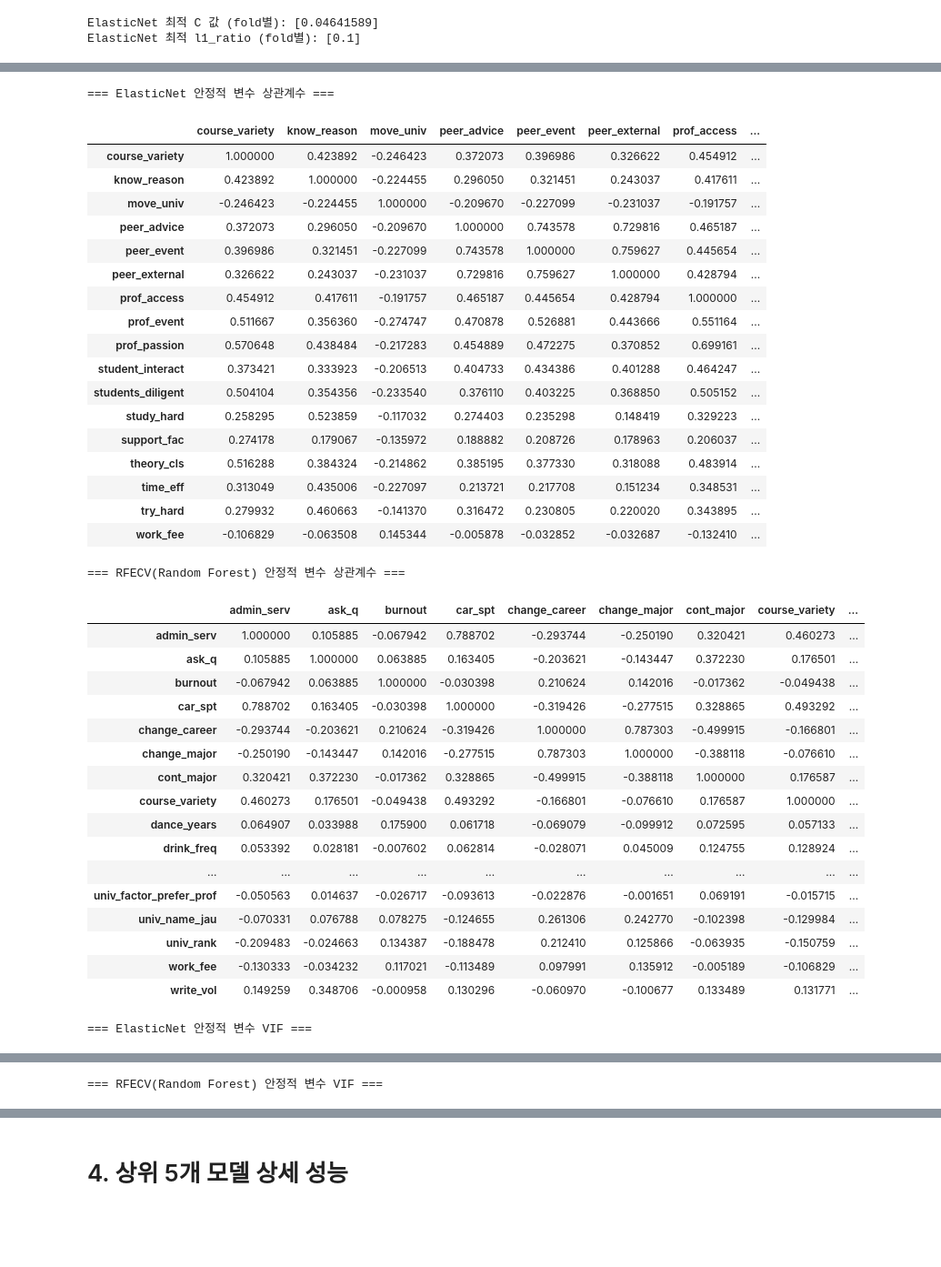
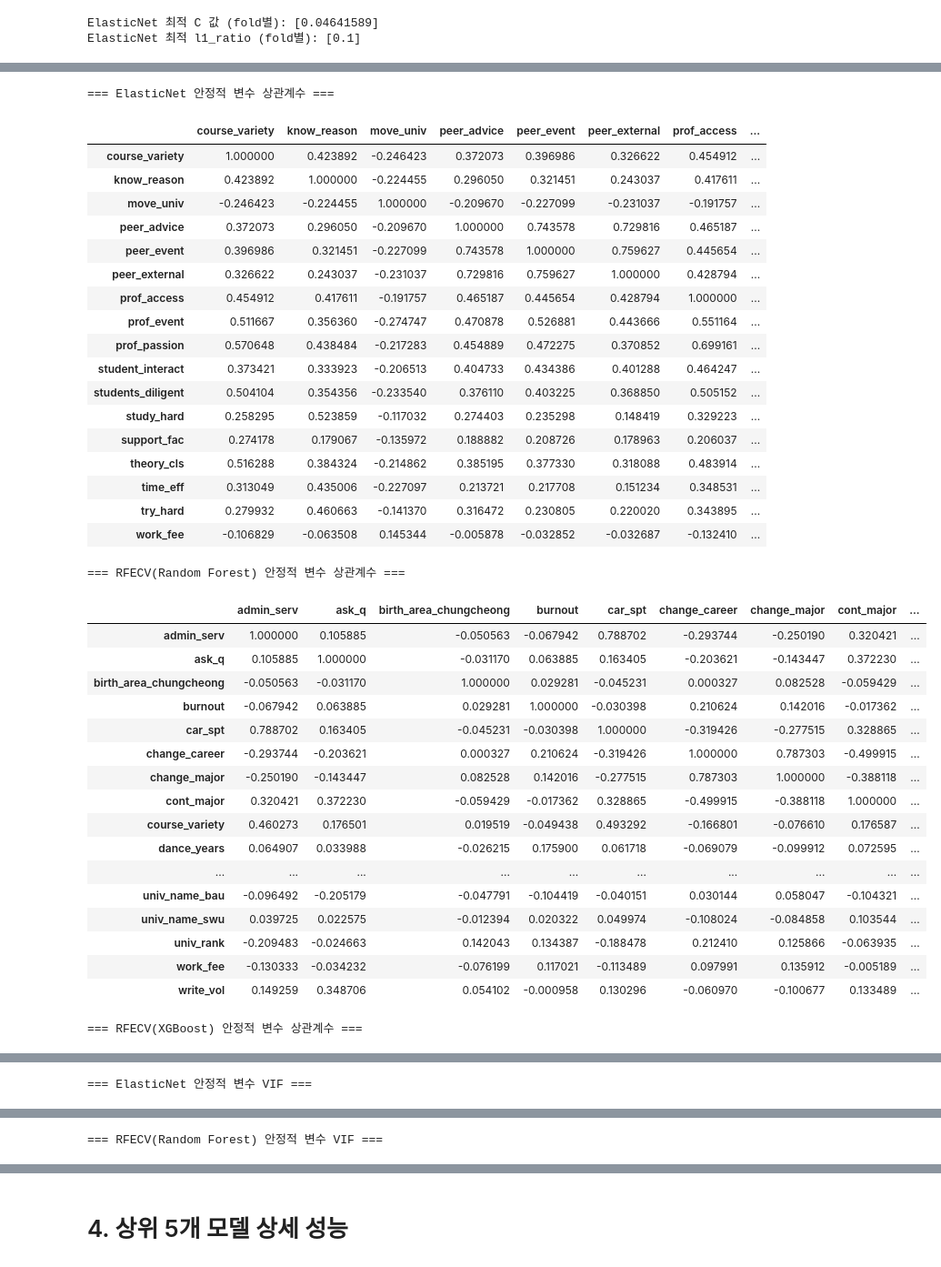
Before and after one commit to hyejinppp/college_life_satisfaction, a Jupyter notebook: sat.ipynb, the cells around one changed output, grey strips where cells are left out. Shown at 91% size. Saved outputs shown, nothing was run; the diff lists cells and outputs as text; code cells hidden in the pictures; blank space fills up the shorter version.

```diff
--- a/sat.ipynb
+++ b/sat.ipynb
@@ -615,26 +995,29 @@ enet_vars = [
 ]
 
 rf_vars = [
-    "admin_serv", "ask_q", "burnout", "car_spt", "change_career", "change_major", "cont_major",
-    "course_variety", "dance_years", "drink_freq", "drop_out", "edu_doubt", "exercise_reg",
-    "exp_group_comp", "exp_solo_comp", "find_data", "fit_major", "get_fdbk", "go_abroad",
-    "go_grad", "grade", "housing_culture", "housing_edu", "housing_green", "housing_hygiene",
-    "housing_infra", "housing_neighbor", "housing_safety", "housing_transit", "intern_abroad",
-    "know_reason", "learn_fun", "lecture_fac", "mental_health", "move_univ", "peer_advice",
-    "peer_career", "peer_class", "peer_event", "peer_external", "physical_health", "prac_cls",
-    "prof_access", "prof_career", "prof_class_talk", "prof_effort", "prof_event", "prof_exp",
-    "prof_grade", "prof_other_talk", "prof_passion", "prof_personal", "real_appl", "scholarship",
-    "self_study", "smoke_exp", "stay_after", "student_interact", "students_diligent", "study_hard",
-    "study_mate", "support_fac", "take_leave", "theory_cls", "time_eff", "transport", "try_fail",
-    "try_hard", "tuition", "univ_course_year", "univ_factor_prefer_prof", "univ_name_jau",
-    "univ_rank", "work_fee", "write_vol"
+    "admin_serv", "ask_q", "birth_area_chungcheong", "burnout", "car_spt", "change_career", "change_major",
+    "cont_major", "course_variety", "dance_years", "drink_freq", "drop_out", "edu_doubt", "exercise_reg",
+    "exp_concours", "exp_group_comp", "exp_solo_comp", "find_data", "fit_major", "get_fdbk", "go_abroad", "go_grad", "grade",
+    "housing_culture", "housing_edu", "housing_green", "housing_hygiene", "housing_infra", "housing_neighbor", "housing_safety",
+    "housing_transit", "housing_type_parents", "intern_abroad", "job_test", "know_reason", "learn_fun", "lecture_fac", "mental_health",
+    "move_univ", "peer_advice", "peer_career", "peer_class", "peer_event", "peer_external", "physical_health", "prac_cls",
+    "prof_access", "prof_career", "prof_class_talk", "prof_effort", "prof_event", "prof_exp", "prof_grade", "prof_other_talk",
+    "prof_passion", "prof_personal", "real_appl", "scholarship", "self_study", "smoke_exp", "stay_after", "student_interact",
+    "students_diligent", "study_hard", "study_mate", "support_fac", "take_leave", "theory_cls", "time_eff", "transport", "try_fail",
+    "try_hard", "tuition", "univ_course_year", "univ_factor_prefer_prof", "univ_factor_social_reputation", "univ_name_bau",
+    "univ_name_swu", "univ_rank", "work_fee", "write_vol"
+
 ]
+
+xgb_vars = ["move_univ", "peer_event", "prof_access", "prof_passion", "student_interact", "students_diligent",
+    "study_hard", "theory_cls", "time_eff", "univ_factor_prefer_prof"]
 
 # -------------------------------
 # 상관계수 계산
 # -------------------------------
 enet_corr = X_train[enet_vars].corr()
 rf_corr = X_train[rf_vars].corr()
+xgb_corr = X_train[xgb_vars].corr()
 
 print("=== ElasticNet 안정적 변수 상관계수 ===")
 display(enet_corr)
@@ -642,6 +1025,8 @@ display(enet_corr)
 print("=== RFECV(Random Forest) 안정적 변수 상관계수 ===")
 display(rf_corr)
 
+print("=== RFECV(XGBoost) 안정적 변수 상관계수 ===")
+display(xgb_corr)
 # -------------------------------
 # VIF 계산 함수
 # -------------------------------
@@ -654,49 +1039,52 @@ def compute_vif(df):
     return vif_data
 
 enet_vif = compute_vif(X_train[enet_vars])
 rf_vif = compute_vif(X_train[rf_vars])
-
+xgb_vif = compute_vif(X_train[xgb_vars])
 print("=== ElasticNet 안정적 변수 VIF ===")
 display(enet_vif.sort_values("VIF", ascending=False))
 
 print("=== RFECV(Random Forest) 안정적 변수 VIF ===")
 display(rf_vif.sort_values("VIF", ascending=False))
+
+print("=== RFECV(XGBoost) 안정적 변수 VIF ===")
+display(xgb_vif.sort_values("VIF", ascending=False))
 # %% [output]
 === ElasticNet 안정적 변수 상관계수 ===
 |  | course_variety | know_reason | move_univ | peer_advice | peer_event | peer_external | prof_access | ... |
 | course_variety | 1.000000 | 0.423892 | -0.246423 | 0.372073 | 0.396986 | 0.326622 | 0.454912 | ... |
 | know_reason | 0.423892 | 1.000000 | -0.224455 | 0.296050 | 0.321451 | 0.243037 | 0.417611 | ... |
 | move_univ | -0.246423 | -0.224455 | 1.000000 | -0.209670 | -0.227099 | -0.231037 | -0.191757 | ... |
 | peer_advice | 0.372073 | 0.296050 | -0.209670 | 1.000000 | 0.743578 | 0.729816 | 0.465187 | ... |
 | peer_event | 0.396986 | 0.321451 | -0.227099 | 0.743578 | 1.000000 | 0.759627 | 0.445654 | ... |
 | peer_external | 0.326622 | 0.243037 | -0.231037 | 0.729816 | 0.759627 | 1.000000 | 0.428794 | ... |
 | prof_access | 0.454912 | 0.417611 | -0.191757 | 0.465187 | 0.445654 | 0.428794 | 1.000000 | ... |
 | prof_event | 0.511667 | 0.356360 | -0.274747 | 0.470878 | 0.526881 | 0.443666 | 0.551164 | ... |
 | prof_passion | 0.570648 | 0.438484 | -0.217283 | 0.454889 | 0.472275 | 0.370852 | 0.699161 | ... |
 | student_interact | 0.373421 | 0.333923 | -0.206513 | 0.404733 | 0.434386 | 0.401288 | 0.464247 | ... |
 | students_diligent | 0.504104 | 0.354356 | -0.233540 | 0.376110 | 0.403225 | 0.368850 | 0.505152 | ... |
 | study_hard | 0.258295 | 0.523859 | -0.117032 | 0.274403 | 0.235298 | 0.148419 | 0.329223 | ... |
 | support_fac | 0.274178 | 0.179067 | -0.135972 | 0.188882 | 0.208726 | 0.178963 | 0.206037 | ... |
 | theory_cls | 0.516288 | 0.384324 | -0.214862 | 0.385195 | 0.377330 | 0.318088 | 0.483914 | ... |
 | time_eff | 0.313049 | 0.435006 | -0.227097 | 0.213721 | 0.217708 | 0.151234 | 0.348531 | ... |
 | try_hard | 0.279932 | 0.460663 | -0.141370 | 0.316472 | 0.230805 | 0.220020 | 0.343895 | ... |
 | work_fee | -0.106829 | -0.063508 | 0.145344 | -0.005878 | -0.032852 | -0.032687 | -0.132410 | ... |
 === RFECV(Random Forest) 안정적 변수 상관계수 ===
-|  | admin_serv | ask_q | burnout | car_spt | change_career | change_major | cont_major | course_variety | ... |
-| admin_serv | 1.000000 | 0.105885 | -0.067942 | 0.788702 | -0.293744 | -0.250190 | 0.320421 | 0.460273 | ... |
-| ask_q | 0.105885 | 1.000000 | 0.063885 | 0.163405 | -0.203621 | -0.143447 | 0.372230 | 0.176501 | ... |
-| burnout | -0.067942 | 0.063885 | 1.000000 | -0.030398 | 0.210624 | 0.142016 | -0.017362 | -0.049438 | ... |
-| car_spt | 0.788702 | 0.163405 | -0.030398 | 1.000000 | -0.319426 | -0.277515 | 0.328865 | 0.493292 | ... |
-| change_career | -0.293744 | -0.203621 | 0.210624 | -0.319426 | 1.000000 | 0.787303 | -0.499915 | -0.166801 | ... |
-| change_major | -0.250190 | -0.143447 | 0.142016 | -0.277515 | 0.787303 | 1.000000 | -0.388118 | -0.076610 | ... |
-| cont_major | 0.320421 | 0.372230 | -0.017362 | 0.328865 | -0.499915 | -0.388118 | 1.000000 | 0.176587 | ... |
-| course_variety | 0.460273 | 0.176501 | -0.049438 | 0.493292 | -0.166801 | -0.076610 | 0.176587 | 1.000000 | ... |
-| dance_years | 0.064907 | 0.033988 | 0.175900 | 0.061718 | -0.069079 | -0.099912 | 0.072595 | 0.057133 | ... |
-| drink_freq | 0.053392 | 0.028181 | -0.007602 | 0.062814 | -0.028071 | 0.045009 | 0.124755 | 0.128924 | ... |
+|  | admin_serv | ask_q | birth_area_chungcheong | burnout | car_spt | change_career | change_major | cont_major | ... |
+| admin_serv | 1.000000 | 0.105885 | -0.050563 | -0.067942 | 0.788702 | -0.293744 | -0.250190 | 0.320421 | ... |
+| ask_q | 0.105885 | 1.000000 | -0.031170 | 0.063885 | 0.163405 | -0.203621 | -0.143447 | 0.372230 | ... |
+| birth_area_chungcheong | -0.050563 | -0.031170 | 1.000000 | 0.029281 | -0.045231 | 0.000327 | 0.082528 | -0.059429 | ... |
+| burnout | -0.067942 | 0.063885 | 0.029281 | 1.000000 | -0.030398 | 0.210624 | 0.142016 | -0.017362 | ... |
+| car_spt | 0.788702 | 0.163405 | -0.045231 | -0.030398 | 1.000000 | -0.319426 | -0.277515 | 0.328865 | ... |
+| change_career | -0.293744 | -0.203621 | 0.000327 | 0.210624 | -0.319426 | 1.000000 | 0.787303 | -0.499915 | ... |
+| change_major | -0.250190 | -0.143447 | 0.082528 | 0.142016 | -0.277515 | 0.787303 | 1.000000 | -0.388118 | ... |
+| cont_major | 0.320421 | 0.372230 | -0.059429 | -0.017362 | 0.328865 | -0.499915 | -0.388118 | 1.000000 | ... |
+| course_variety | 0.460273 | 0.176501 | 0.019519 | -0.049438 | 0.493292 | -0.166801 | -0.076610 | 0.176587 | ... |
+| dance_years | 0.064907 | 0.033988 | -0.026215 | 0.175900 | 0.061718 | -0.069079 | -0.099912 | 0.072595 | ... |
 | ... | ... | ... | ... | ... | ... | ... | ... | ... | ... |
-| univ_factor_prefer_prof | -0.050563 | 0.014637 | -0.026717 | -0.093613 | -0.022876 | -0.001651 | 0.069191 | -0.015715 | ... |
-| univ_name_jau | -0.070331 | 0.076788 | 0.078275 | -0.124655 | 0.261306 | 0.242770 | -0.102398 | -0.129984 | ... |
-| univ_rank | -0.209483 | -0.024663 | 0.134387 | -0.188478 | 0.212410 | 0.125866 | -0.063935 | -0.150759 | ... |
-| work_fee | -0.130333 | -0.034232 | 0.117021 | -0.113489 | 0.097991 | 0.135912 | -0.005189 | -0.106829 | ... |
-| write_vol | 0.149259 | 0.348706 | -0.000958 | 0.130296 | -0.060970 | -0.100677 | 0.133489 | 0.131771 | ... |
+| univ_name_bau | -0.096492 | -0.205179 | -0.047791 | -0.104419 | -0.040151 | 0.030144 | 0.058047 | -0.104321 | ... |
+| univ_name_swu | 0.039725 | 0.022575 | -0.012394 | 0.020322 | 0.049974 | -0.108024 | -0.084858 | 0.103544 | ... |
+| univ_rank | -0.209483 | -0.024663 | 0.142043 | 0.134387 | -0.188478 | 0.212410 | 0.125866 | -0.063935 | ... |
+| work_fee | -0.130333 | -0.034232 | -0.076199 | 0.117021 | -0.113489 | 0.097991 | 0.135912 | -0.005189 | ... |
+| write_vol | 0.149259 | 0.348706 | 0.054102 | -0.000958 | 0.130296 | -0.060970 | -0.100677 | 0.133489 | ... |
-=== ElasticNet 안정적 변수 VIF ===
+=== RFECV(XGBoost) 안정적 변수 상관계수 ===
@@ -721,2 +1102,2 @@ display(rf_vif.sort_values("VIF", ascending=False))
-=== RFECV(Random Forest) 안정적 변수 VIF ===
+=== ElasticNet 안정적 변수 VIF ===
 |  | variable | VIF |
@@ -738,0 +1121 @@ display(rf_vif.sort_values("VIF", ascending=False))
+=== RFECV(Random Forest) 안정적 변수 VIF ===
```
Also changed, not shown: parts of 22 cells of this notebook.
